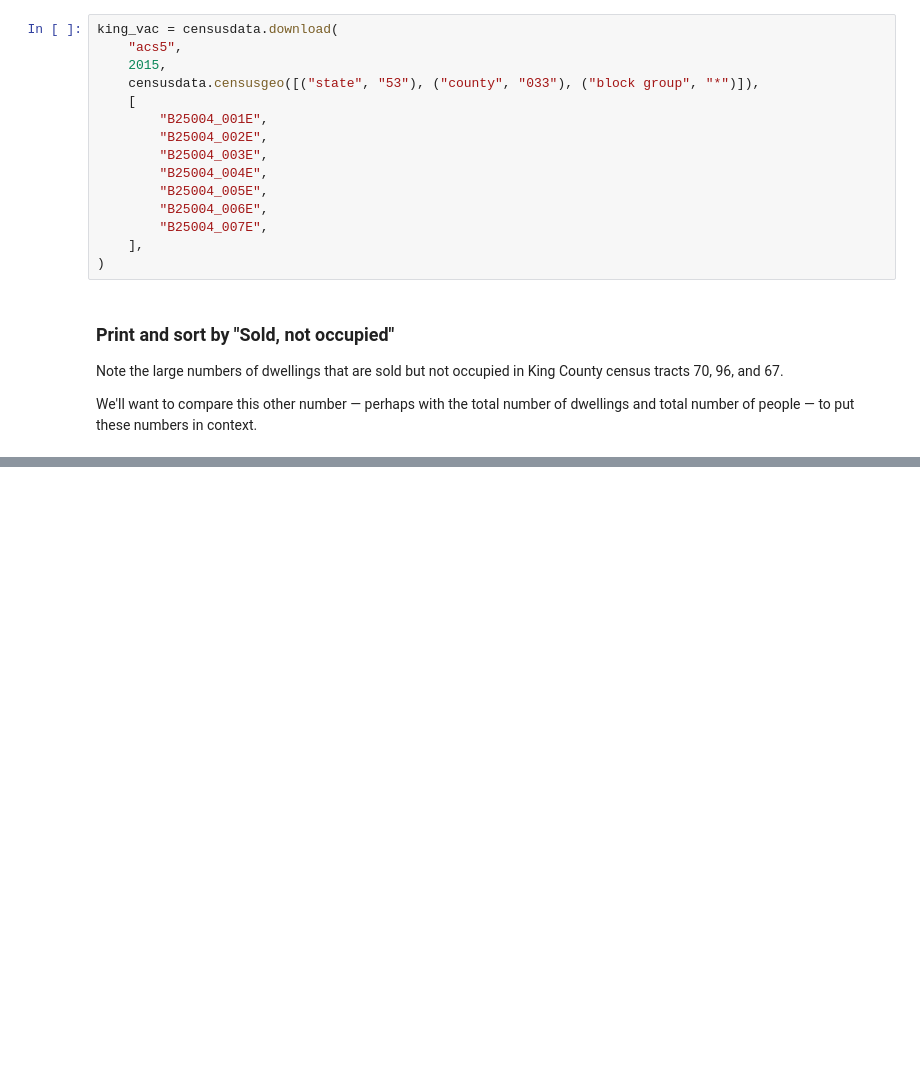
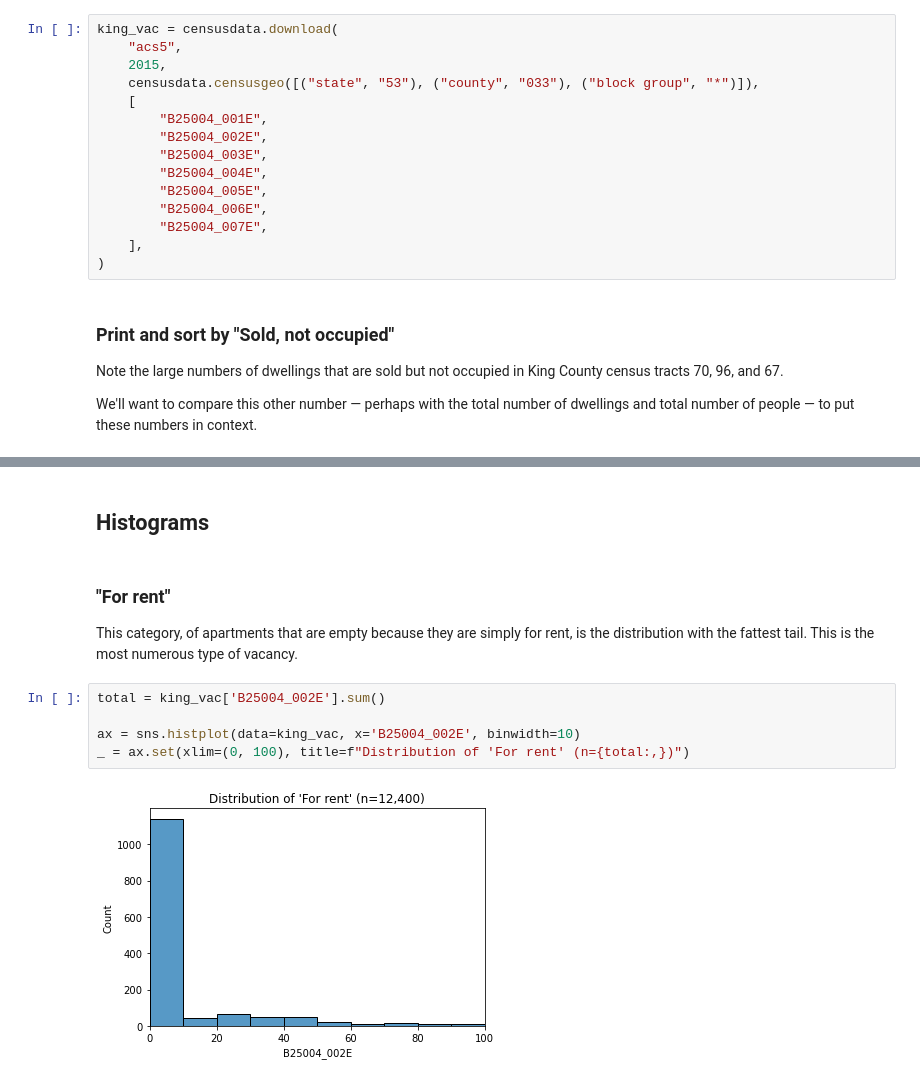
Before and after one commit to james-trimarco/seattle_vacancies, a Jupyter notebook: ACS_King_County.ipynb, the cells around one changed output, grey strips where cells are left out. Drawn from its saved outputs; the diff is of its cells as text; blank space fills up the shorter version.

Commit message:
Dropped in some histograms and some comments

```diff
--- a/ACS_King_County.ipynb
+++ b/ACS_King_County.ipynb
@@ -112,0 +105,12 @@ king_vac.sort_values(['B25004_005E'])
+# %% [markdown]
+## Histograms
+# %% [markdown]
+### "For rent"
+This category, of apartments that are empty because they are simply for rent, is the distribution with the fattest tail. This is the most numerous type of vacancy.
+# %%
+total = king_vac['B25004_002E'].sum()
+
+ax = sns.histplot(data=king_vac, x='B25004_002E', binwidth=10)
+_ = ax.set(xlim=(0, 100), title=f"Distribution of 'For rent' (n={total:,})")
+# %% [output]
+[figure, added]
```
Also changed, not shown: parts of 7 cells of this notebook.
